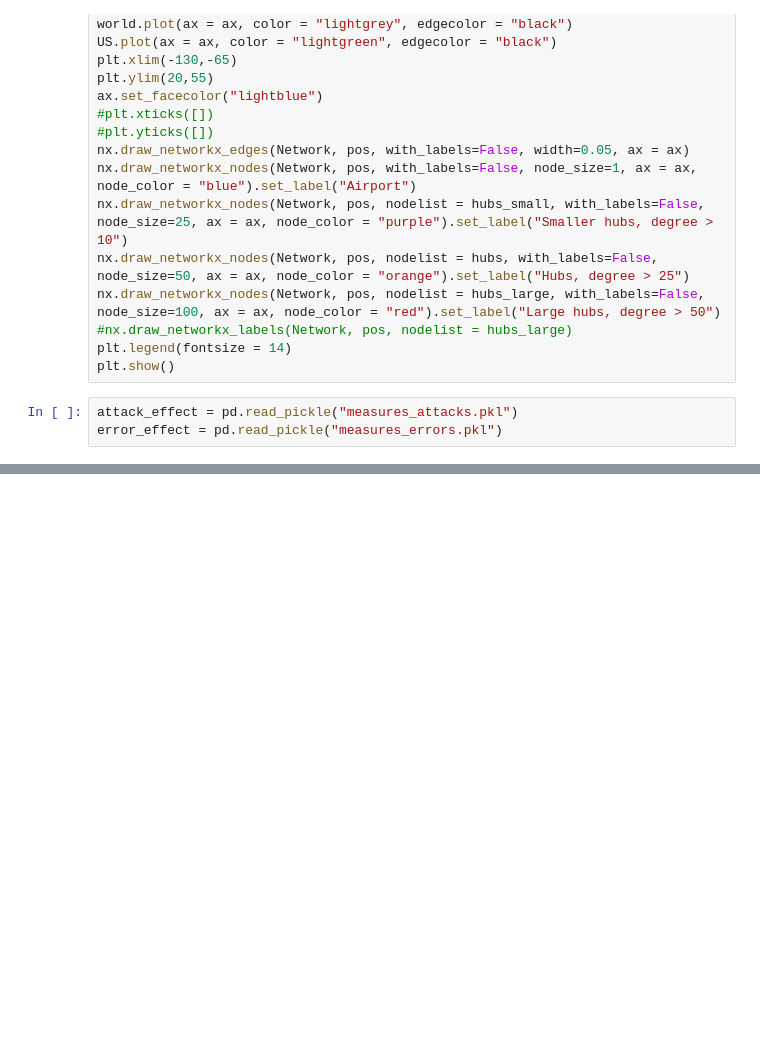
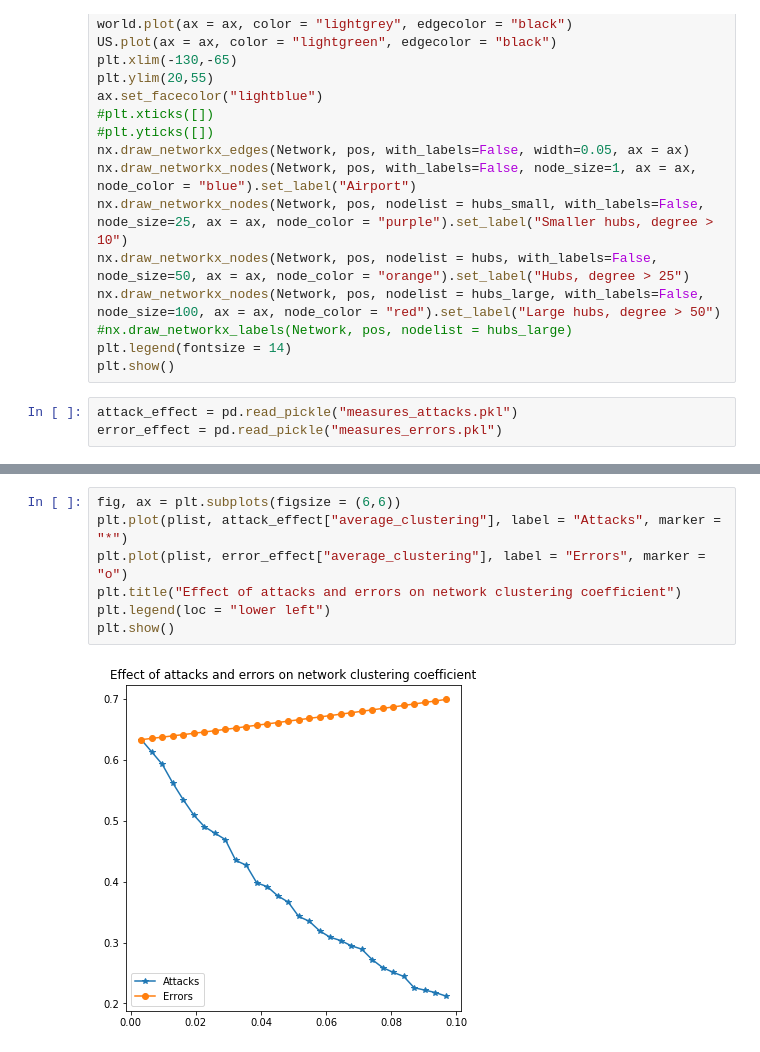
Before and after one commit to Morten-Esketveit/TSDS-gruppe-2019, a Jupyter notebook: Exam/NetworkAnalysis1Carrier.ipynb, the cells around one changed output, grey strips where cells are left out. Cells and saved outputs as stored; diff of their text form; blank space fills up the shorter version.

```diff
--- a/Exam/NetworkAnalysis1Carrier.ipynb
+++ b/Exam/NetworkAnalysis1Carrier.ipynb
@@ -275,0 +298,9 @@ plot()
+# %%
+fig, ax = plt.subplots(figsize = (6,6))
+plt.plot(plist, attack_effect["average_clustering"], label = "Attacks", marker = "*")
+plt.plot(plist, error_effect["average_clustering"], label = "Errors", marker = "o")
+plt.title("Effect of attacks and errors on network clustering coefficient")
+plt.legend(loc = "lower left")
+plt.show()
+# %% [output]
+[figure, added]
```
Also changed, not shown: parts of 6 cells of this notebook, 8 other files.
